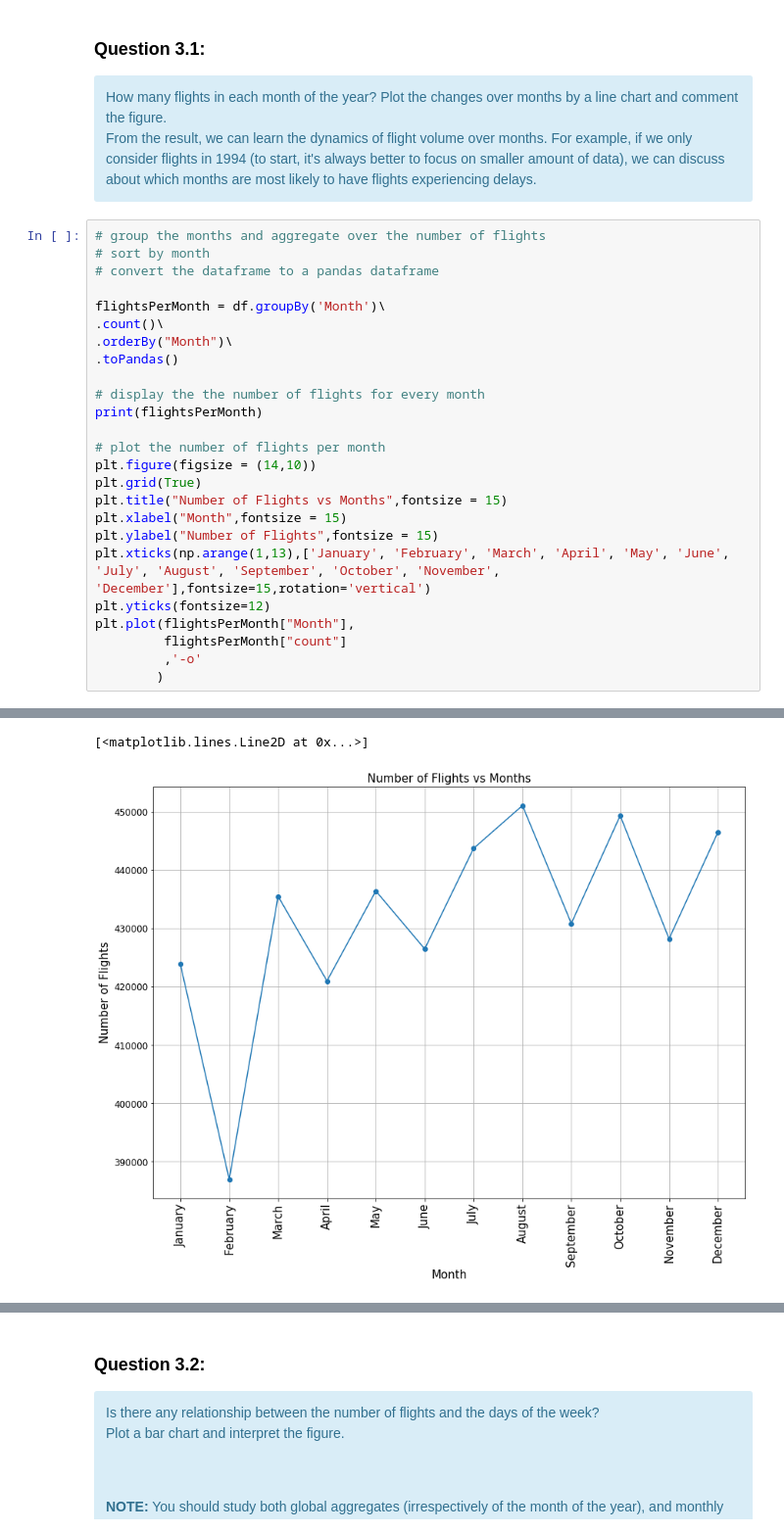
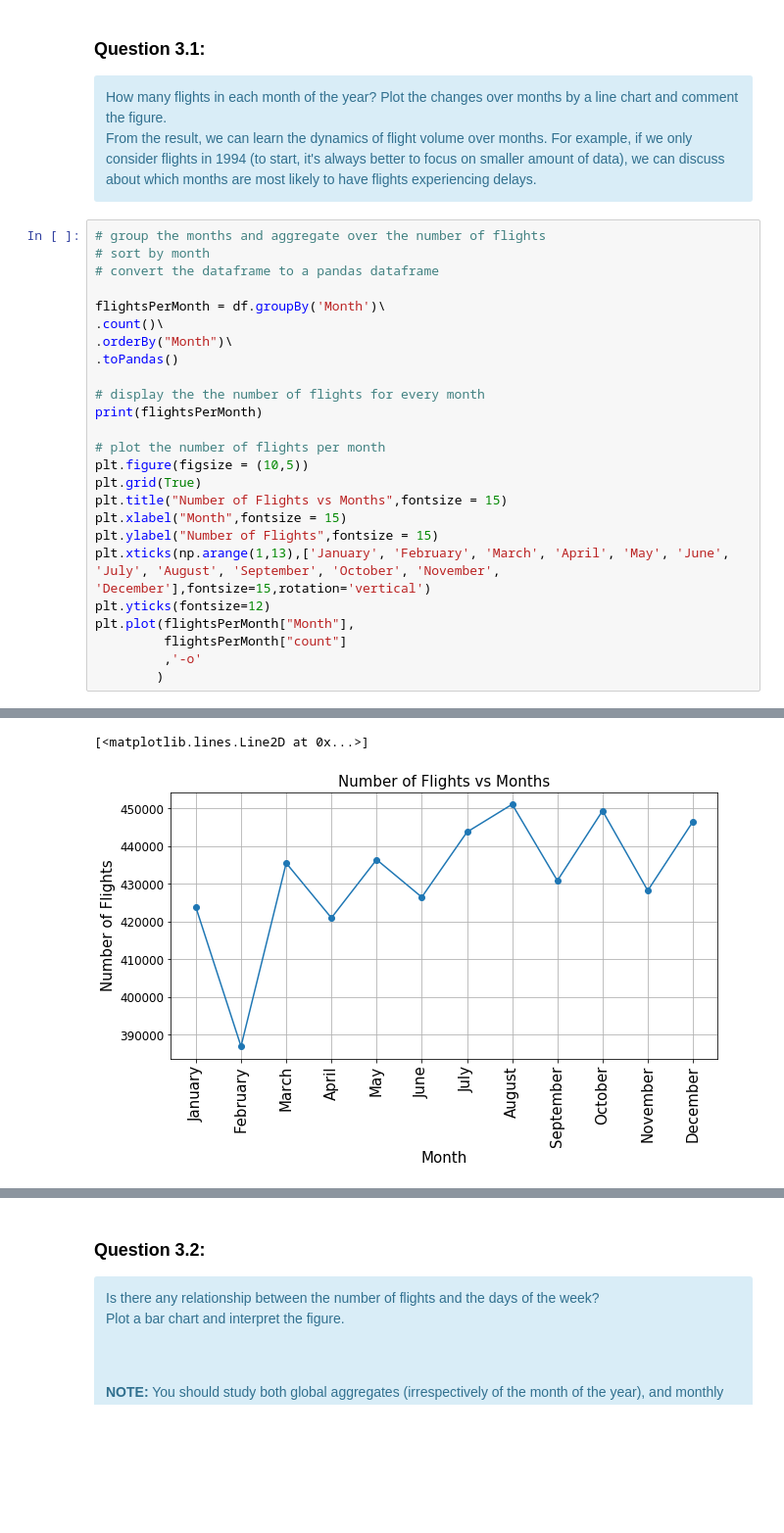
Before and after one commit to kandakji/SparkSQL-Analysis-Aviation-Data, a Jupyter notebook: SPARSQL.ipynb, the cells around one changed output, grey strips where cells are left out. Shown at 98% size. Saved outputs shown, nothing was run; the diff lists cells and outputs as text; blank space fills up the shorter version.

```diff
--- a/SPARSQL.ipynb
+++ b/SPARSQL.ipynb
@@ -457,33 +457,33 @@ flightsPerMonth = df.groupBy('Month')\
 
 # display the the number of flights for every month
 print(flightsPerMonth)
 
 # plot the number of flights per month
-plt.figure(figsize = (14,10))
+plt.figure(figsize = (10,5))
 plt.grid(True)
 plt.title("Number of Flights vs Months",fontsize = 15)
 plt.xlabel("Month",fontsize = 15)
 plt.ylabel("Number of Flights",fontsize = 15)
 plt.xticks(np.arange(1,13),['January', 'February', 'March', 'April', 'May', 'June', 'July', 'August', 'September', 'October', 'November', 'December'],fontsize=15,rotation='vertical')
 plt.yticks(fontsize=12)
 plt.plot(flightsPerMonth["Month"],
          flightsPerMonth["count"]
          ,'-o'
         )
 # %% [output]
     Month   count
 0       1  423861
 1       2  386954
 2       3  435516
 3       4  420995
 4       5  436432
 5       6  426490
 6       7  443736
 7       8  451086
 8       9  430861
 9      10  449369
 10     11  428227
 11     12  446521
 [<matplotlib.lines.Line2D at 0x...>]
-[figure, old version]
+[figure, new version]
 # %% [markdown]
```
Also changed, not shown: parts of 21 cells of this notebook.
